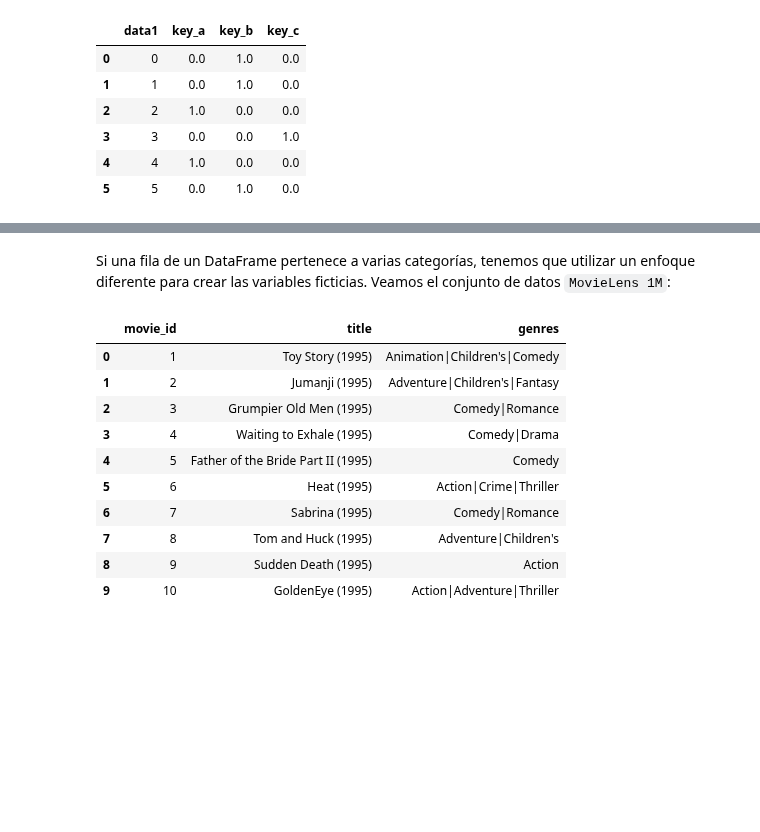
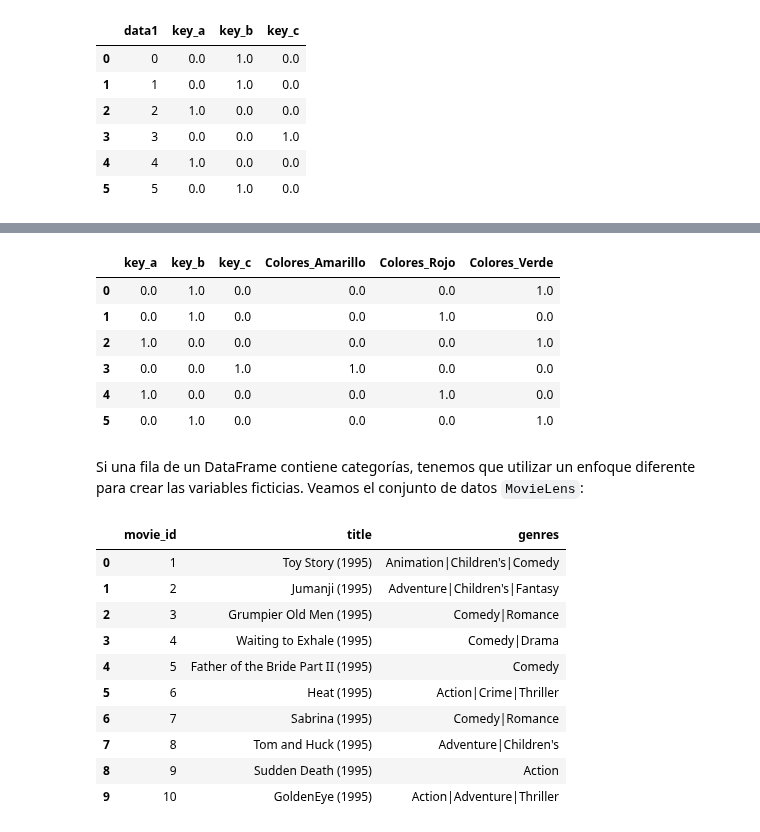
Before and after one commit to mizos0512/RPython, a Jupyter notebook: Notebooks/Clases/Data_Cleaning.ipynb, the cells around one changed output, grey strips where cells are left out. Drawn from its saved outputs; the diff is of its cells as text; code cells hidden in the pictures; blank space fills up the shorter version.

```diff
--- a/Notebooks/Clases/Data_Cleaning.ipynb
+++ b/Notebooks/Clases/Data_Cleaning.ipynb
@@ -1207,0 +183,5 @@ df_with_dummy
+# %%
+df_2 = pd.DataFrame({"key": ["b", "b", "a", "c", "a", "b"],
+                   "data1": range(6),
+                   "Colores": ["Verde", "Rojo", "Verde", "Amarillo", "Rojo", "Verde"]})
+df_2
@@ -1208,5 +196,16 @@ df_with_dummy
+# %%
+dummies_1 = pd.get_dummies(df_2[["key", "Colores"]], prefix=["key", "Colores"], dtype=float)
+dummies_1
+# %% [output]
+|  | key_a | key_b | key_c | Colores_Amarillo | Colores_Rojo | Colores_Verde |
+| 0 | 0.0 | 1.0 | 0.0 | 0.0 | 0.0 | 1.0 |
+| 1 | 0.0 | 1.0 | 0.0 | 0.0 | 1.0 | 0.0 |
+| 2 | 1.0 | 0.0 | 0.0 | 0.0 | 0.0 | 1.0 |
+| 3 | 0.0 | 0.0 | 1.0 | 1.0 | 0.0 | 0.0 |
+| 4 | 1.0 | 0.0 | 0.0 | 0.0 | 1.0 | 0.0 |
+| 5 | 0.0 | 1.0 | 0.0 | 0.0 | 0.0 | 1.0 |
 # %% [markdown]
-Si una fila de un DataFrame pertenece a varias categorías, tenemos que utilizar un enfoque diferente para crear las variables ficticias. Veamos el conjunto de datos `MovieLens 1M`:
+Si una fila de un DataFrame contiene categorías, tenemos que utilizar un enfoque diferente para crear las variables ficticias. Veamos el conjunto de datos `MovieLens`:
 # %%
 mnames = ["movie_id", "title", "genres"]
 movies = pd.read_table('movies.dat', sep="::",
```
Also changed, not shown: parts of 391 cells of this notebook, 7 other files.
